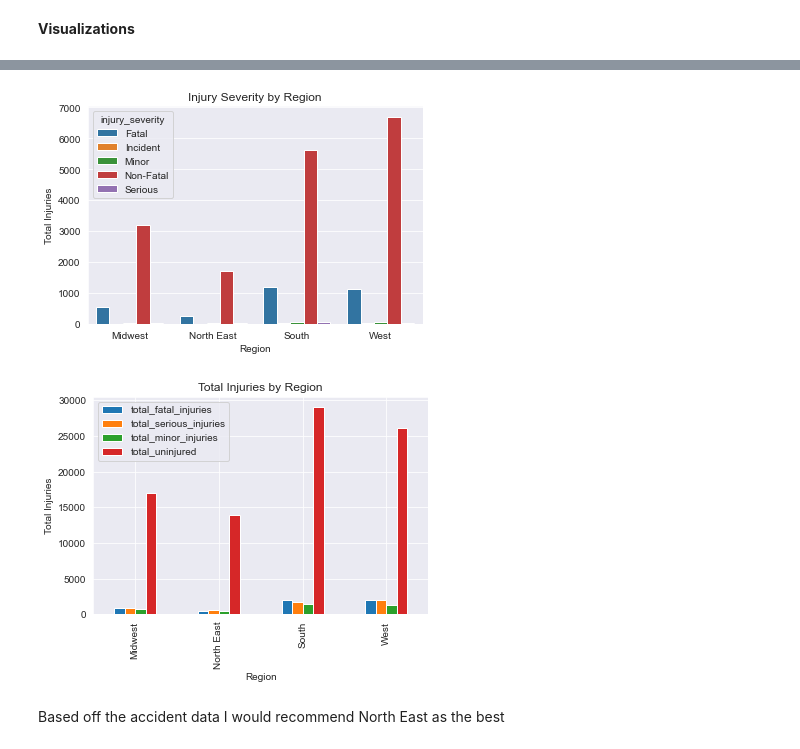
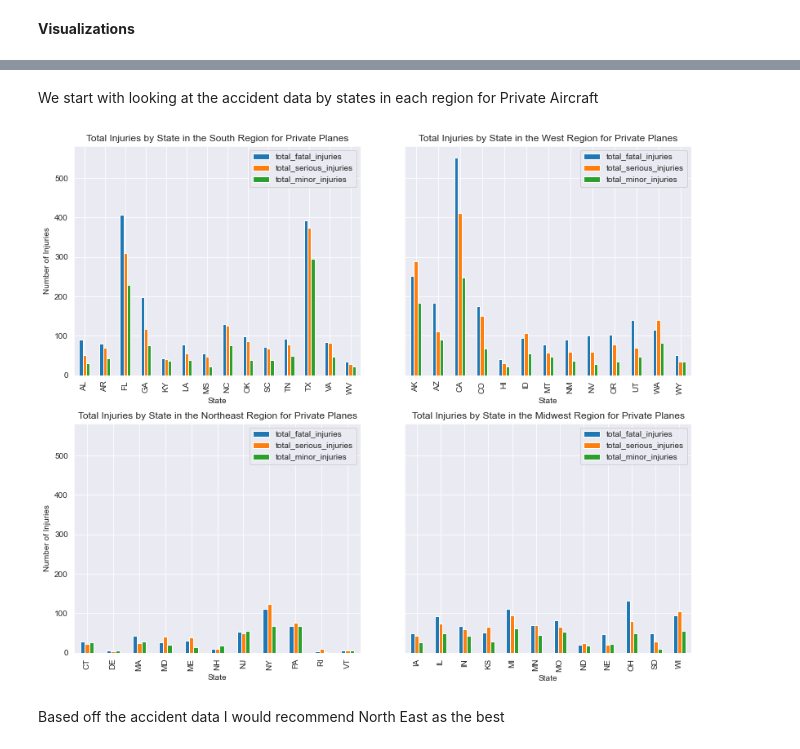
Before and after one commit to jtjohn172/Aviation-Data-Analysis-Project, a Jupyter notebook: Phase_1_Roughdraft.ipynb, the cells around one changed output, grey strips where cells are left out. Drawn from its saved outputs; the diff is of its cells as text; code cells hidden in the pictures.

```diff
--- a/Phase_1_Roughdraft.ipynb
+++ b/Phase_1_Roughdraft.ipynb
@@ -206,5 +198,19 @@ state_region_dict = {'CT': 'North East', 'DE': 'North East', 'ME': 'North East',
 
 # Add a new column 'region' to the dataframe and map the state to its corresponding region
 usa_df['region'] = usa_df['state'].map(state_region_dict)
+# %%
+south_df = usa_df[usa_df['region'] == 'South']
+midwest_df = usa_df[usa_df['region'] == 'Midwest']
+northeast_df = usa_df[usa_df['region'] == 'North East']
+west_df = usa_df[usa_df['region'] == 'West']
+
+# Filter the dataframe to only include private planes
+private_planes_df = usa_df.loc[usa_df['passengers'] < 20]
+
+# Group the data by state and sum the total injuries for private planes
+injuries_by_state_south = private_planes_df[private_planes_df['region'] == 'South'].groupby('state')[['total_fatal_injuries', 'total_serious_injuries', 'total_minor_injuries']].sum()
+injuries_by_state_west = private_planes_df[private_planes_df['region'] == 'West'].groupby('state')[['total_fatal_injuries', 'total_serious_injuries', 'total_minor_injuries']].sum()
+injuries_by_state_northeast = private_planes_df[private_planes_df['region'] == 'North East'].groupby('state')[['total_fatal_injuries', 'total_serious_injuries', 'total_minor_injuries']].sum()
+injuries_by_state_midwest =  private_planes_df[private_planes_df['region'] == 'Midwest'].groupby('state')[['total_fatal_injuries', 'total_serious_injuries', 'total_minor_injuries']].sum()
 # %% [markdown]
 **Visualizations**
@@ -224,26 +217,33 @@ plt.show()
-# %%
-# Group the dataframe by region and injury severity, and count the number of occurrences
-injuries_by_region_severity = usa_df.groupby(['region', 'injury_severity']).size().reset_index(name='count')
-
-# Create a bar chart of injury severity by region using seaborn
-sns.barplot(x='region', y='count', hue='injury_severity', data=injuries_by_region_severity)
-plt.title('Injury Severity by Region')
-plt.xlabel('Region')
-plt.ylabel('Total Injuries')
-plt.show()
-# %% [output]
-[figure, removed]
-# %%
-# Group the dataframe by region and sum the total injuries
-injuries_by_region = usa_df.groupby('region')[['total_fatal_injuries', 'total_serious_injuries', 'total_minor_injuries', 'total_uninjured']].sum()
-
-# Create a bar chart of total injuries by region
-injuries_by_region.plot(kind='bar')
-plt.title('Total Injuries by Region')
-plt.xlabel('Region')
-plt.ylabel('Total Injuries')
-plt.show()
-# %% [output]
-[figure, removed]
+# %% [markdown]
+We start with looking at the accident data by states in each region for Private Aircraft
+# %%
+# Set the figure size and layout
+fig, ax = plt.subplots(2, 2, figsize=(12, 10), sharey=True)
+fig.tight_layout(pad=4.0)
+
+# Create a bar chart of the total injuries by state for private planes
+injuries_by_state_south.plot(kind='bar', ax=ax[0,0])
+ax[0,0].set_title('Total Injuries by State in the South Region for Private Planes')
+ax[0,0].set_xlabel('State')
+ax[0,0].set_ylabel('Number of Injuries')
+
+injuries_by_state_west.plot(kind='bar', ax=ax[0,1])
+ax[0,1].set_title('Total Injuries by State in the West Region for Private Planes')
+ax[0,1].set_xlabel('State')
+ax[0,1].set_ylabel('Number of Injuries')
+
+injuries_by_state_northeast.plot(kind='bar', ax=ax[1,0])
+ax[1,0].set_title('Total Injuries by State in the Northeast Region for Private Planes')
+ax[1,0].set_xlabel('State')
+ax[1,0].set_ylabel('Number of Injuries')
+
+injuries_by_state_midwest.plot(kind='bar', ax=ax[1,1])
+ax[1,1].set_title('Total Injuries by State in the Midwest Region for Private Planes')
+ax[1,1].set_xlabel('State')
+ax[1,1].set_ylabel('Number of Injuries')
+
+plt.show()
+# %% [output]
+[figure, added]
 # %% [markdown]
 Based off the accident data I would recommend North East as the best
```
Also changed, not shown: parts of 17 cells of this notebook.
